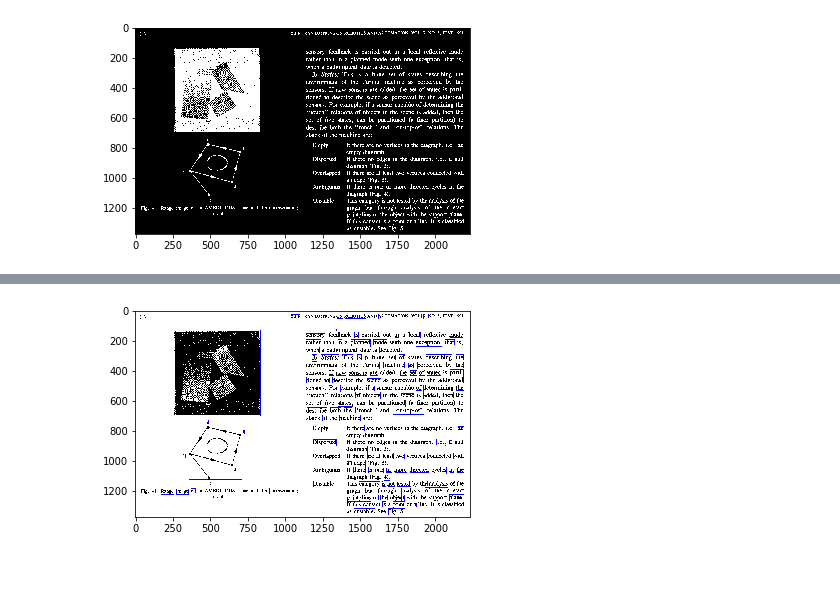
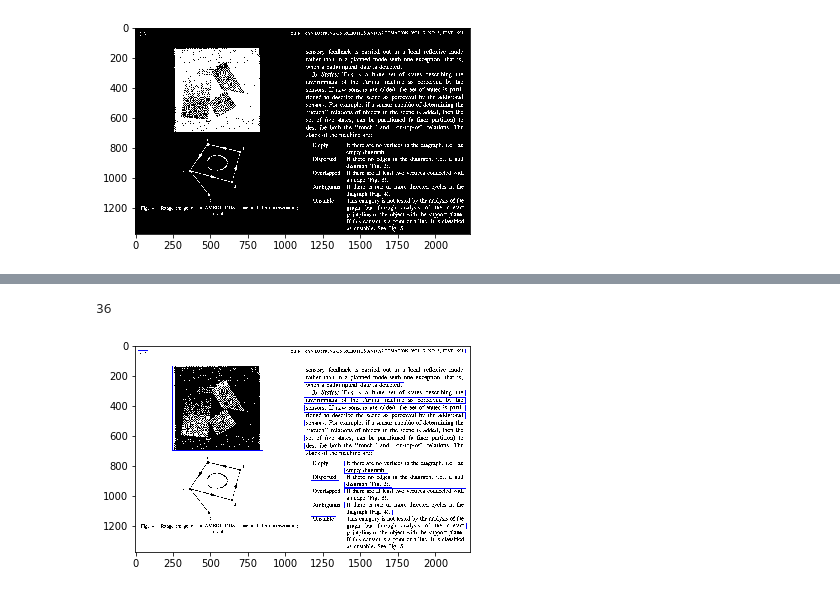
Before and after one commit to Rkanehisa/MO443, a Jupyter notebook: trabalho_3/trabalho_3.ipynb, the cells around one changed output, grey strips where cells are left out. Drawn from its saved outputs; the diff is of its cells as text; code cells hidden in the pictures.

```diff
--- a/trabalho_3/trabalho_3.ipynb
+++ b/trabalho_3/trabalho_3.ipynb
@@ -73,17 +73,43 @@ for label in range(1,ret):
 # %%
 cnts, hierarchy= cv2.findContours(mask,cv2.RETR_EXTERNAL,cv2.CHAIN_APPROX_SIMPLE)
 boxes = [cv2.boundingRect(contour) for contour in cnts]
-# %%
-img3 = np.zeros((img.shape[0],img.shape[1],3),np.uint8)
-img3[:,:,0] = img
-img3[:,:,1] = img
-img3[:,:,2] = img
-
-comps = (1-img3)*255
-for i in boxes:
-    cv2.rectangle(comps,(i[0],i[1]),(i[0]+i[2],i[1]+i[3]),(0,0,255))
-fig = plt.figure()
-plt.imshow(comps,cmap="gray")
-plt.show()
-# %% [output]
-[figure, removed]
+# %%
+img3 = np.zeros((img.shape[0],img.shape[1],3),np.uint8)
+
+img3[:,:,0] = img
+img3[:,:,1] = img
+img3[:,:,2] = img
+
+area = np.array([None for i in range(len(boxes))])
+
+comps = (1-img3)*255
+c = 0
+for i in range(len(boxes)):
+    y,x,h,w = boxes[i]
+    p = 0
+    b = 0
+    change_v = 0
+    change_h = 0
+    tmp = img[x:x+w,y:y+h]
+    for j in range(x,x+w):
+        for k in range(y,y+h):
+            if(1-img[j][k]) == 0:
+                p += 1
+            if(j < img.shape[0]):
+                change_v += abs(img[j][k]-img[j+1][k])
+            if(k < img.shape[1]):
+                change_h += abs(img[j][k]-img[j][k+1])
+
+    area[i] = (p/(h*w), (change_v+change_h))
+
+
+    if(p/(h*w) > 0.15):
+        cv2.rectangle(comps,(y,x),(y+h,x+w),(0,0,255))
+        c+=1
+print(c)
+fig = plt.figure()
+plt.imshow(comps,cmap="gray")
+plt.show()
+# %% [output]
+36
+[figure, added]
```
Also changed, not shown: parts of 15 cells of this notebook.
